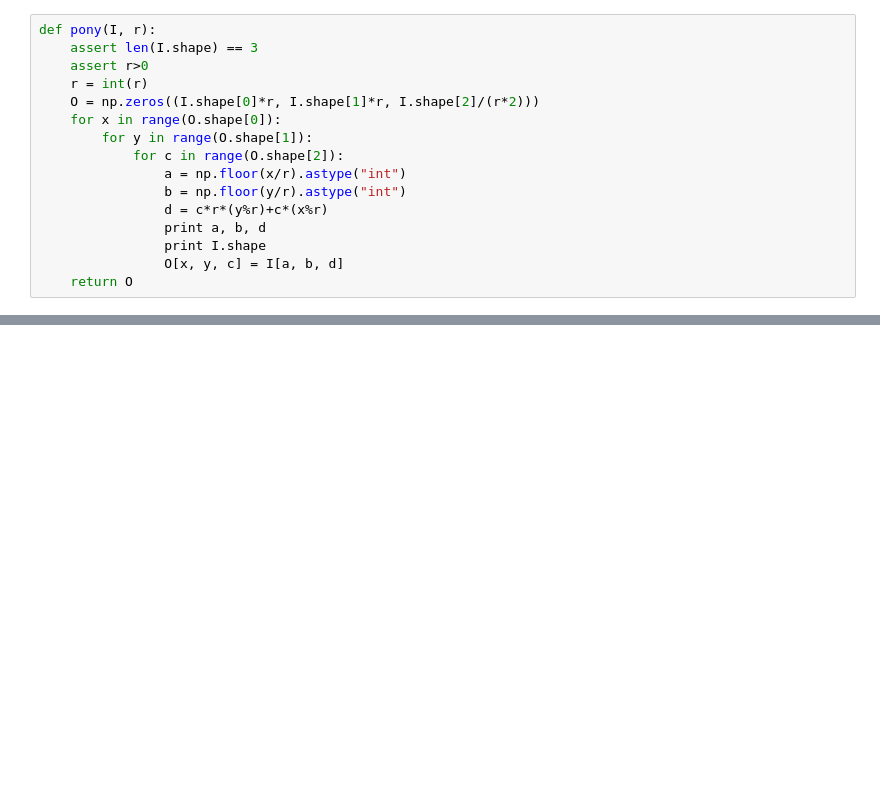
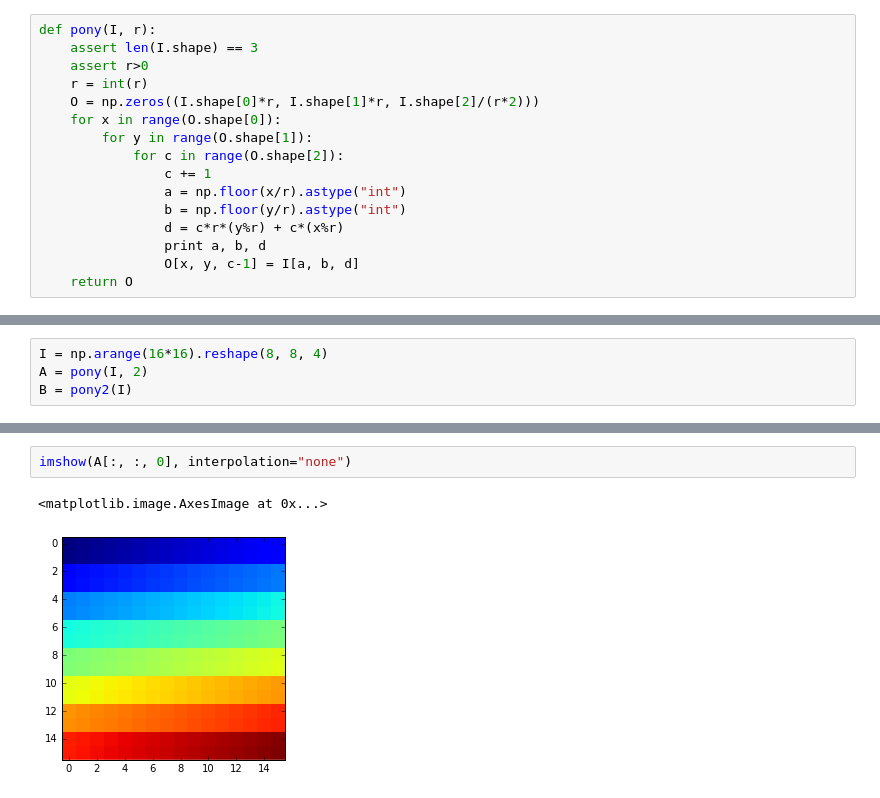
Before and after one commit to atriumlts/subpixel, a Jupyter notebook: ponynet.ipynb, the cells around one changed output, grey strips where cells are left out. Saved outputs shown, nothing was run; the diff lists cells and outputs as text; blank space fills up the shorter version.

```diff
--- a/ponynet.ipynb
+++ b/ponynet.ipynb
@@ -12,11 +12,11 @@ def pony(I, r):
     for x in range(O.shape[0]):
         for y in range(O.shape[1]):
             for c in range(O.shape[2]):
+                c += 1
                 a = np.floor(x/r).astype("int")
                 b = np.floor(y/r).astype("int")
-                d = c*r*(y%r)+c*(x%r)
+                d = c*r*(y%r) + c*(x%r)
                 print a, b, d
-                print I.shape
-                O[x, y, c] = I[a, b, d]
+                O[x, y, c-1] = I[a, b, d]
     return O
 # %%
@@ -49,0 +78,4 @@ None
+# %%
+I = np.arange(16*16).reshape(8, 8, 4)
+A = pony(I, 2)
+B = pony2(I)
@@ -49,0 +100,5 @@ None
+# %%
+imshow(A[:, :, 0], interpolation="none")
+# %% [output]
+<matplotlib.image.AxesImage at 0x...>
+[figure, added]
```
Also changed, not shown: parts of 20 cells of this notebook.
